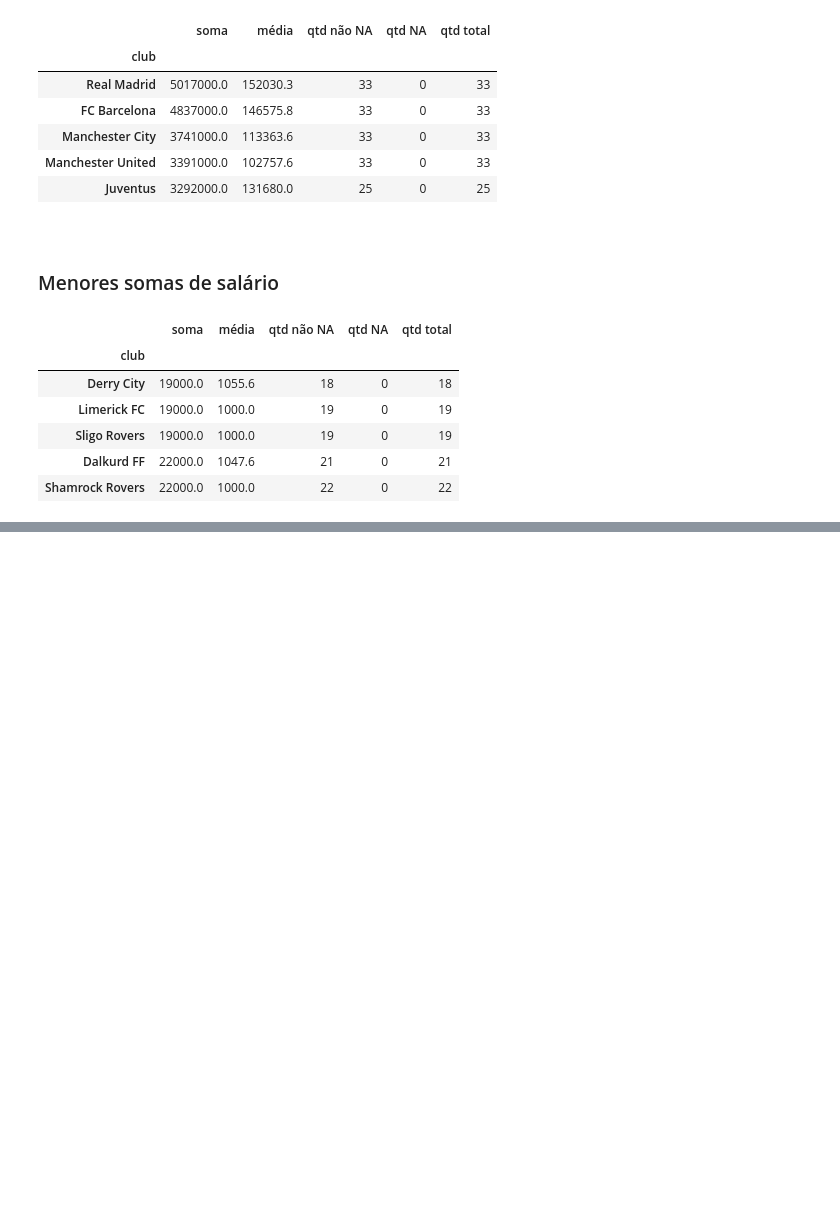
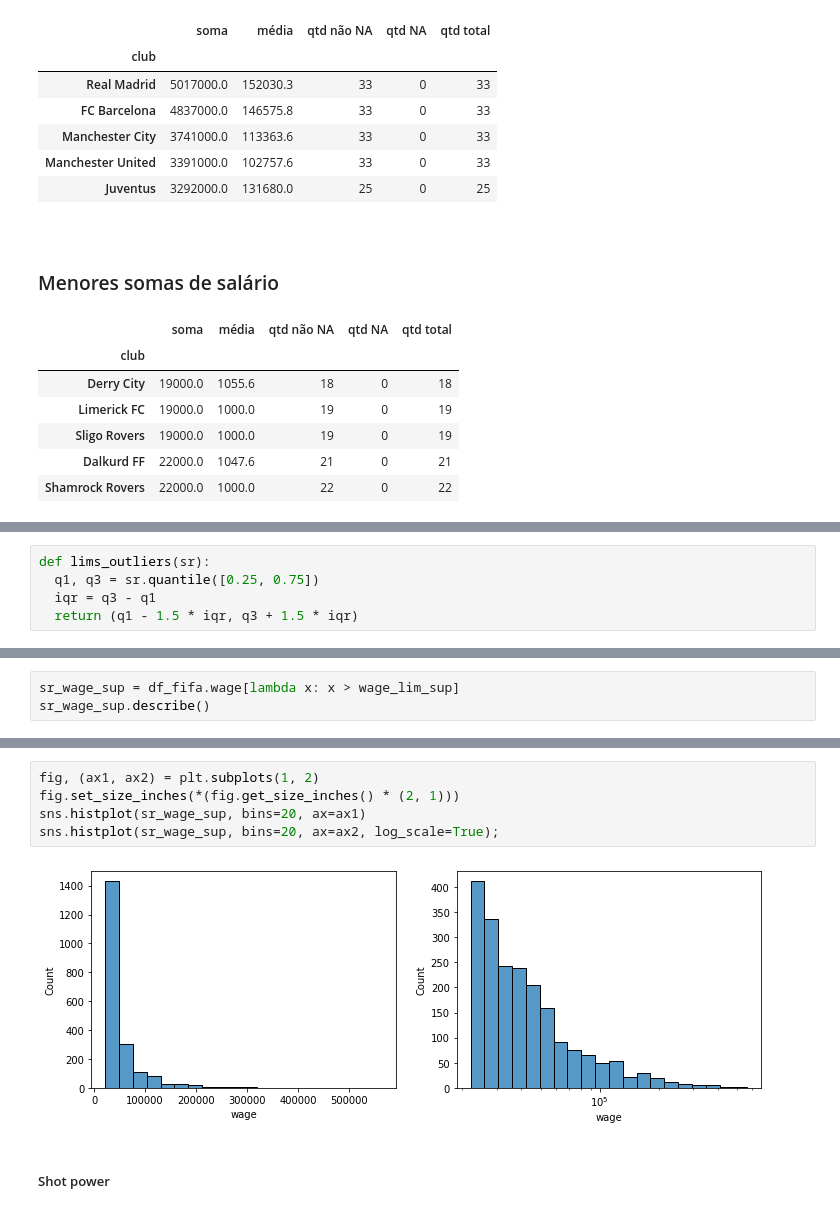
Before and after one commit to MarioPrado1148/DSWP_aluno, a Jupyter notebook: Notebooks/2020-10-13 NB10_01__Pandas - exercício 9.ipynb, the cells around one changed output, grey strips where cells are left out. Saved outputs shown, nothing was run; the diff lists cells and outputs as text; blank space fills up the shorter version.

```diff
--- a/Notebooks/2020-10-13 NB10_01__Pandas - exercício 9.ipynb
+++ b/Notebooks/2020-10-13 NB10_01__Pandas - exercício 9.ipynb
@@ -724,0 +849,5 @@ df_fifa.groupby('club').agg(dct_agg)
+# %%
+def lims_outliers(sr):
+  q1, q3 = sr.quantile([0.25, 0.75])
+  iqr = q3 - q1
+  return (q1 - 1.5 * iqr, q3 + 1.5 * iqr)
@@ -724,0 +878,3 @@ df_fifa.groupby('club').agg(dct_agg)
+# %%
+sr_wage_sup = df_fifa.wage[lambda x: x > wage_lim_sup]
+sr_wage_sup.describe()
@@ -724,0 +891,9 @@ df_fifa.groupby('club').agg(dct_agg)
+# %%
+fig, (ax1, ax2) = plt.subplots(1, 2)
+fig.set_size_inches(*(fig.get_size_inches() * (2, 1)))
+sns.histplot(sr_wage_sup, bins=20, ax=ax1)
+sns.histplot(sr_wage_sup, bins=20, ax=ax2, log_scale=True);
+# %% [output]
+[figure, added]
+# %% [markdown]
+##### Shot power
```
Also changed, not shown: parts of 33 cells of this notebook.
